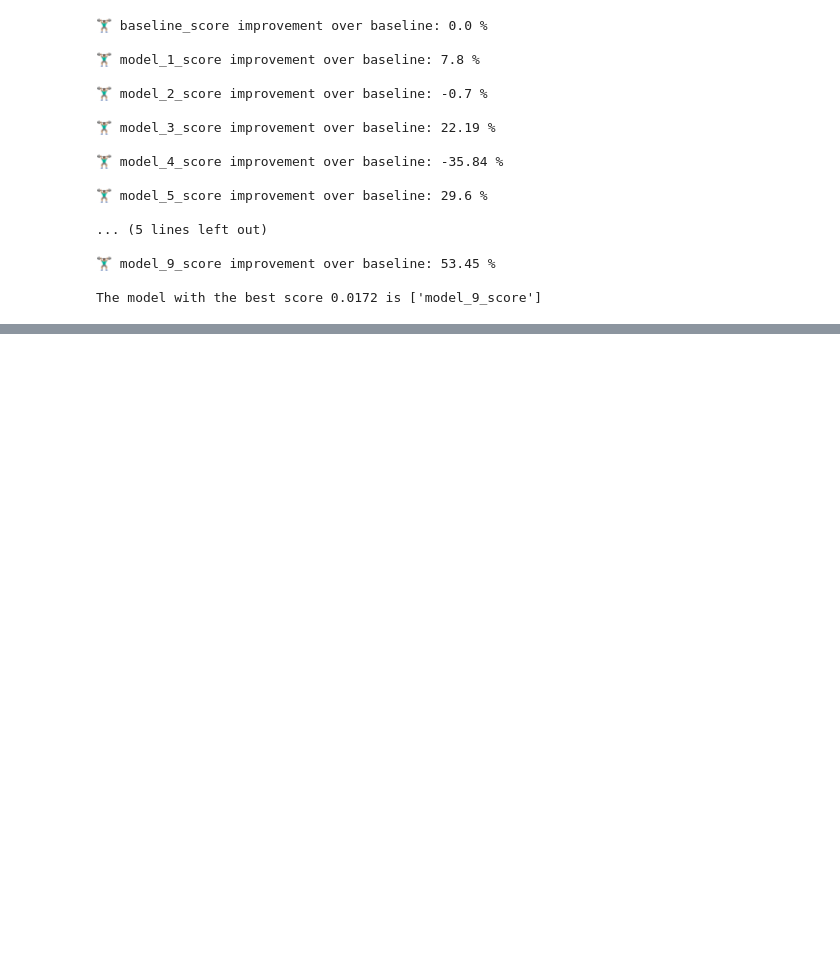
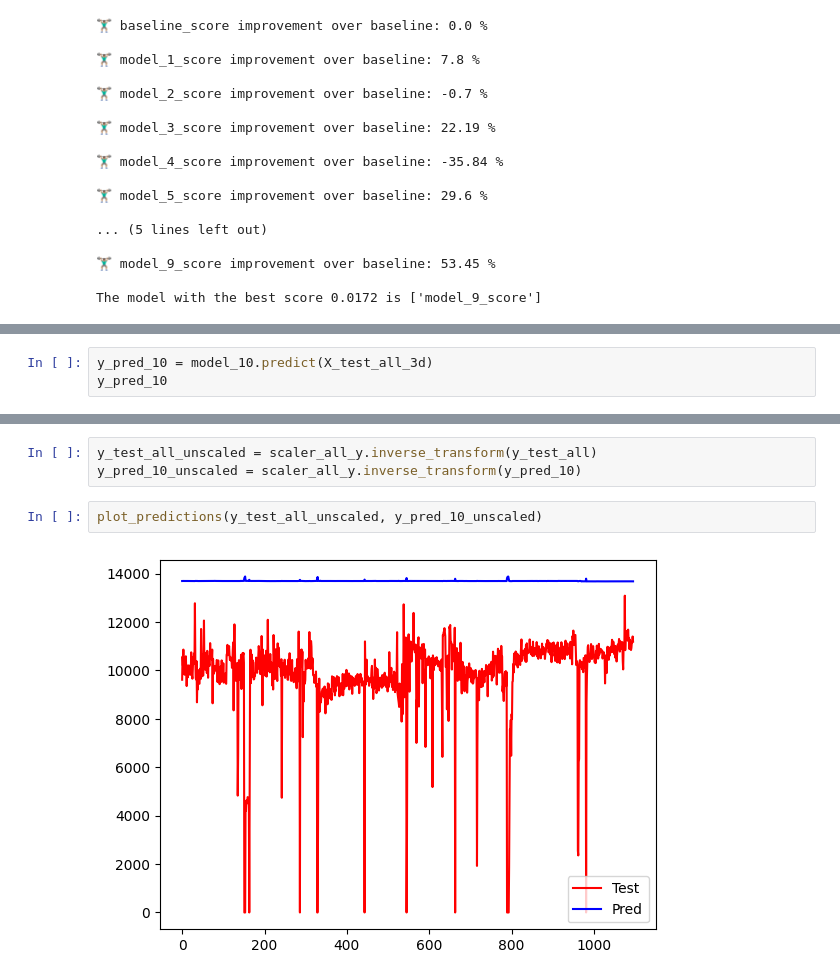
Before and after one commit to mattwagon/oil_production_prediction, a Jupyter notebook: notebooks/eduardo - rnn-model.ipynb, the cells around one changed output, grey strips where cells are left out. Cells and saved outputs as stored; diff of their text form; blank space fills up the shorter version.

```diff
--- a/notebooks/eduardo - rnn-model.ipynb
+++ b/notebooks/eduardo - rnn-model.ipynb
@@ -1697,0 +1977,3 @@ The model with the best score 0.0172 is ['model_9_score']
+# %%
+y_pred_10 = model_10.predict(X_test_all_3d)
+y_pred_10
@@ -1697,0 +1989,7 @@ The model with the best score 0.0172 is ['model_9_score']
+# %%
+y_test_all_unscaled = scaler_all_y.inverse_transform(y_test_all)
+y_pred_10_unscaled = scaler_all_y.inverse_transform(y_pred_10)
+# %%
+plot_predictions(y_test_all_unscaled, y_pred_10_unscaled)
+# %% [output]
+[figure, added]
```
Also changed, not shown: parts of 90 cells of this notebook.
